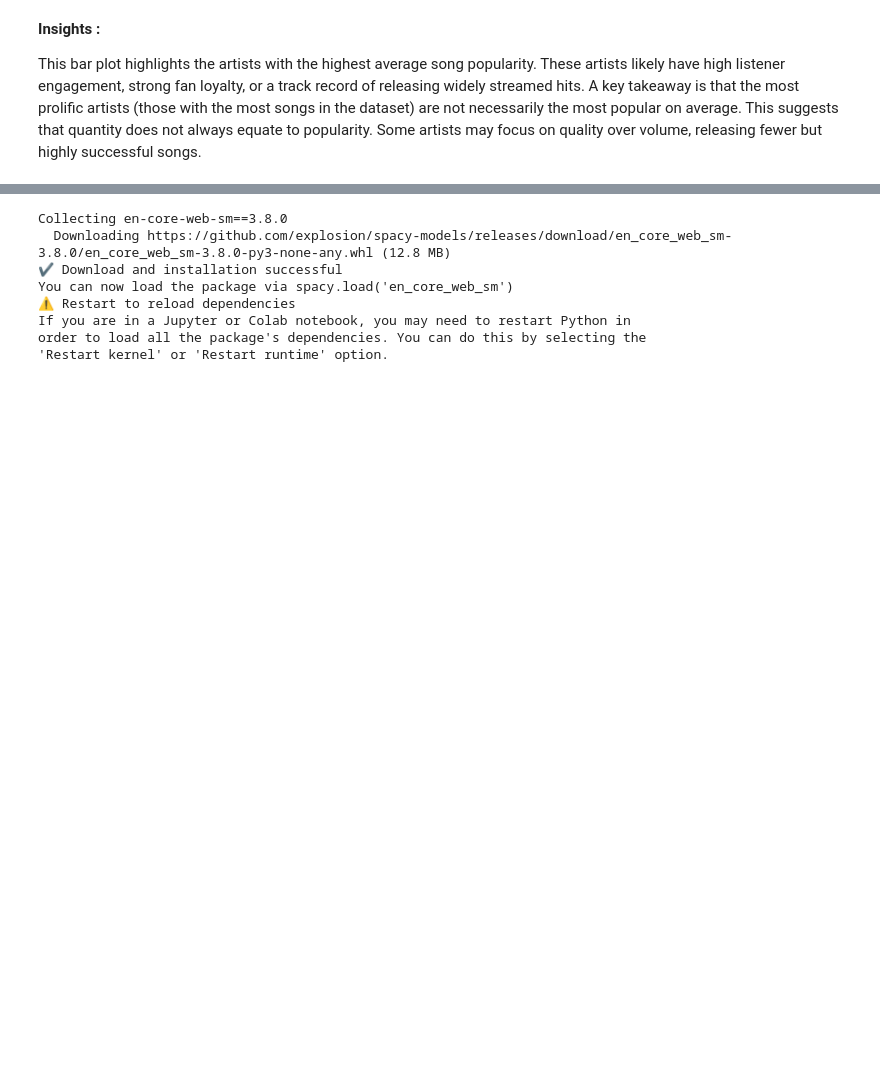
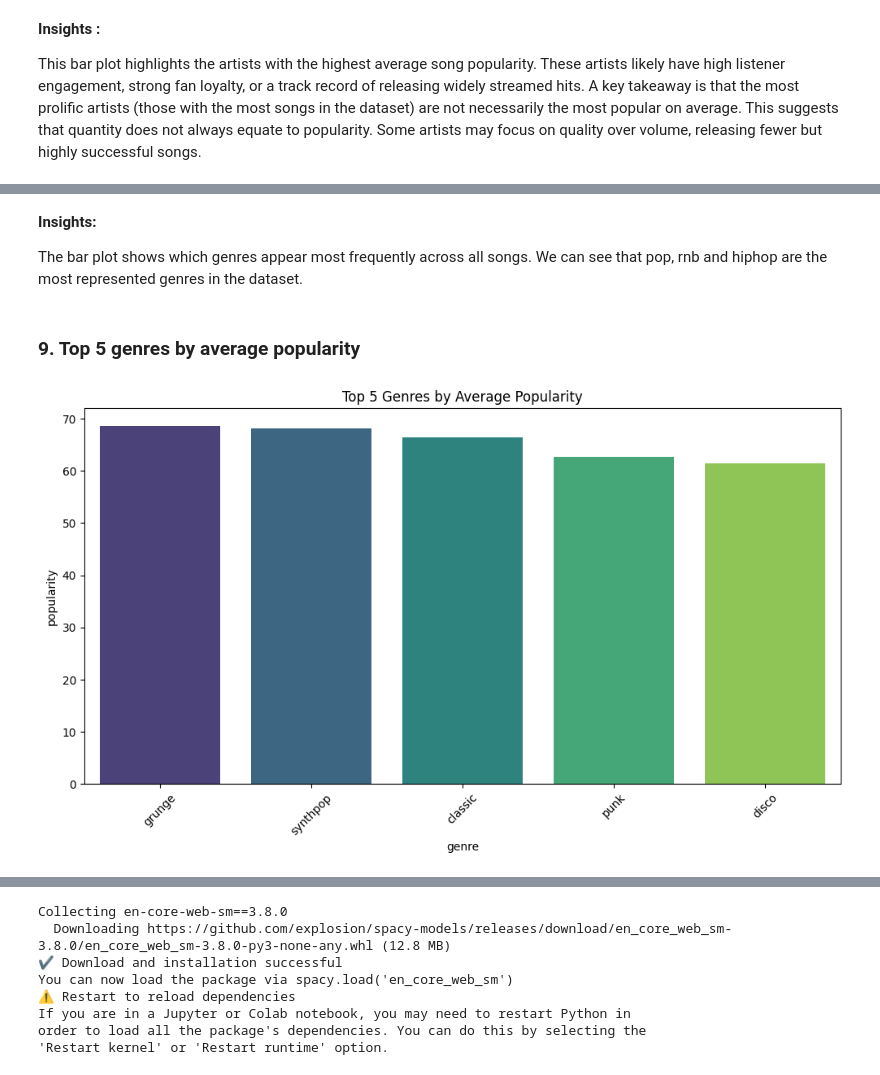
Before and after one commit to NatashaKamami/Music-Recommendation-System, a Jupyter notebook: Music_Recommender.ipynb, the cells around one changed output, grey strips where cells are left out. Drawn from its saved outputs; the diff is of its cells as text; code cells hidden in the pictures; blank space fills up the shorter version.

```diff
--- a/Music_Recommender.ipynb
+++ b/Music_Recommender.ipynb
@@ -216,0 +238,19 @@ A key takeaway is that the most prolific artists (those with the most songs in t
+# %% [markdown]
+**Insights:**
+
+The bar plot shows which genres appear most frequently across all songs. We can see that pop, rnb and hiphop are the most represented genres in the dataset.
+# %% [markdown]
+### **9. Top 5 genres by average popularity**
+# %%
+# Group by genre and calculate average popularity
+genre_popularity = songs_data_exploded.groupby('genre')['popularity'].mean().reset_index()
+genre_popularity = genre_popularity.sort_values(by='popularity', ascending=False)
+
+# Plot
+plt.figure(figsize=(12, 6))
+sns.barplot(data=genre_popularity.head(5), x='genre', y='popularity', hue='genre', palette='viridis')
+plt.title('Top 5 Genres by Average Popularity')
+plt.xticks(rotation=45)
+plt.show()
+# %% [output]
+[figure, added]
```
Also changed, not shown: parts of 9 cells of this notebook.
